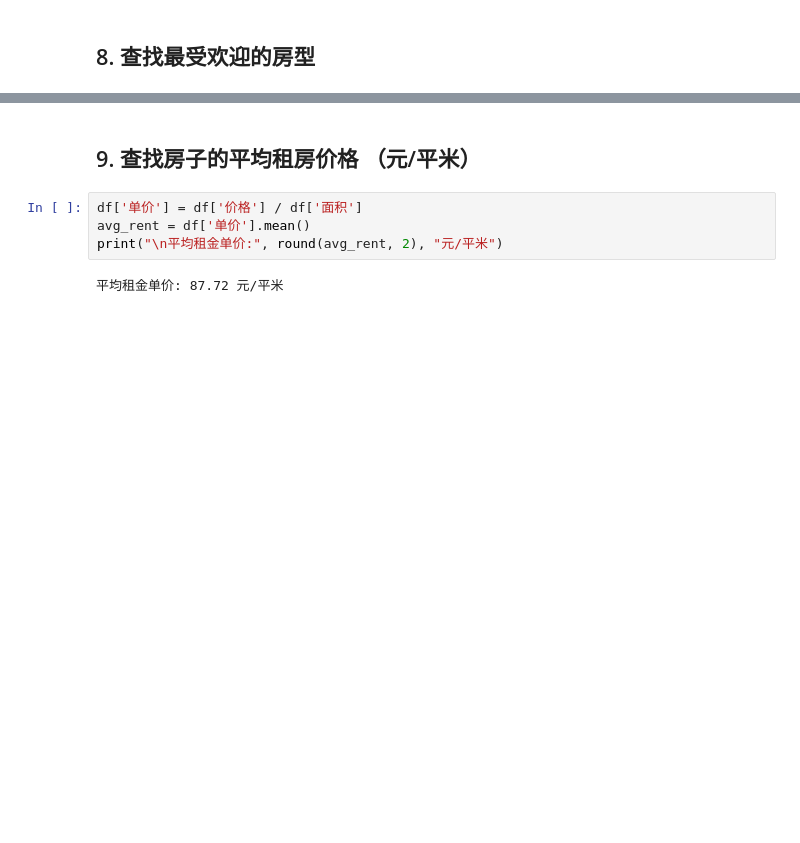
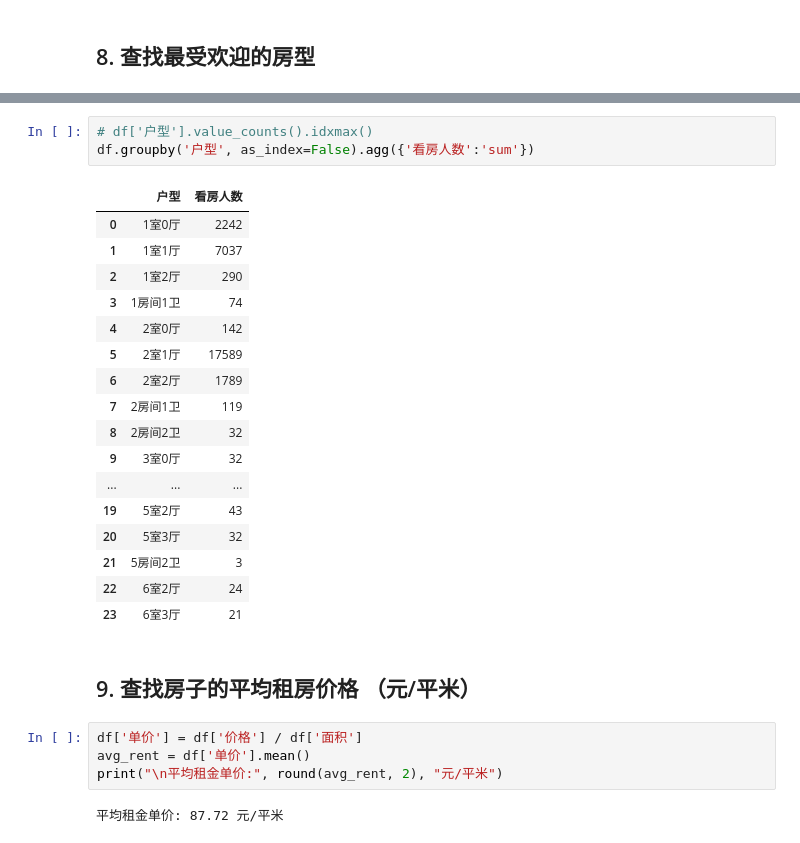
Before and after one commit to xlg08/Python_fo, a Jupyter notebook: 02_数据处理和统计分析/day09_pandas入门/day_09/day_09.ipynb, the cells around one changed output, grey strips where cells are left out. Cells and saved outputs as stored; diff of their text form; blank space fills up the shorter version.

```diff
--- a/02_数据处理和统计分析/day09_pandas入门/day_09/day_09.ipynb
+++ b/02_数据处理和统计分析/day09_pandas入门/day_09/day_09.ipynb
@@ -174,3 +171,24 @@ df['户型'].value_counts().idxmax()
+# %%
+# df['户型'].value_counts().idxmax()
+df.groupby('户型', as_index=False).agg({'看房人数':'sum'})
+# %% [output]
+|  | 户型 | 看房人数 |
+| 0 | 1室0厅 | 2242 |
+| 1 | 1室1厅 | 7037 |
+| 2 | 1室2厅 | 290 |
+| 3 | 1房间1卫 | 74 |
+| 4 | 2室0厅 | 142 |
+| 5 | 2室1厅 | 17589 |
+| 6 | 2室2厅 | 1789 |
+| 7 | 2房间1卫 | 119 |
+| 8 | 2房间2卫 | 32 |
+| 9 | 3室0厅 | 32 |
+| ... | ... | ... |
+| 19 | 5室2厅 | 43 |
+| 20 | 5室3厅 | 32 |
+| 21 | 5房间2卫 | 3 |
+| 22 | 6室2厅 | 24 |
+| 23 | 6室3厅 | 21 |
 # %% [markdown]
 ## 9. 查找房子的平均租房价格 （元/平米）
 # %%
```
Also changed, not shown: parts of 18 cells of this notebook.
